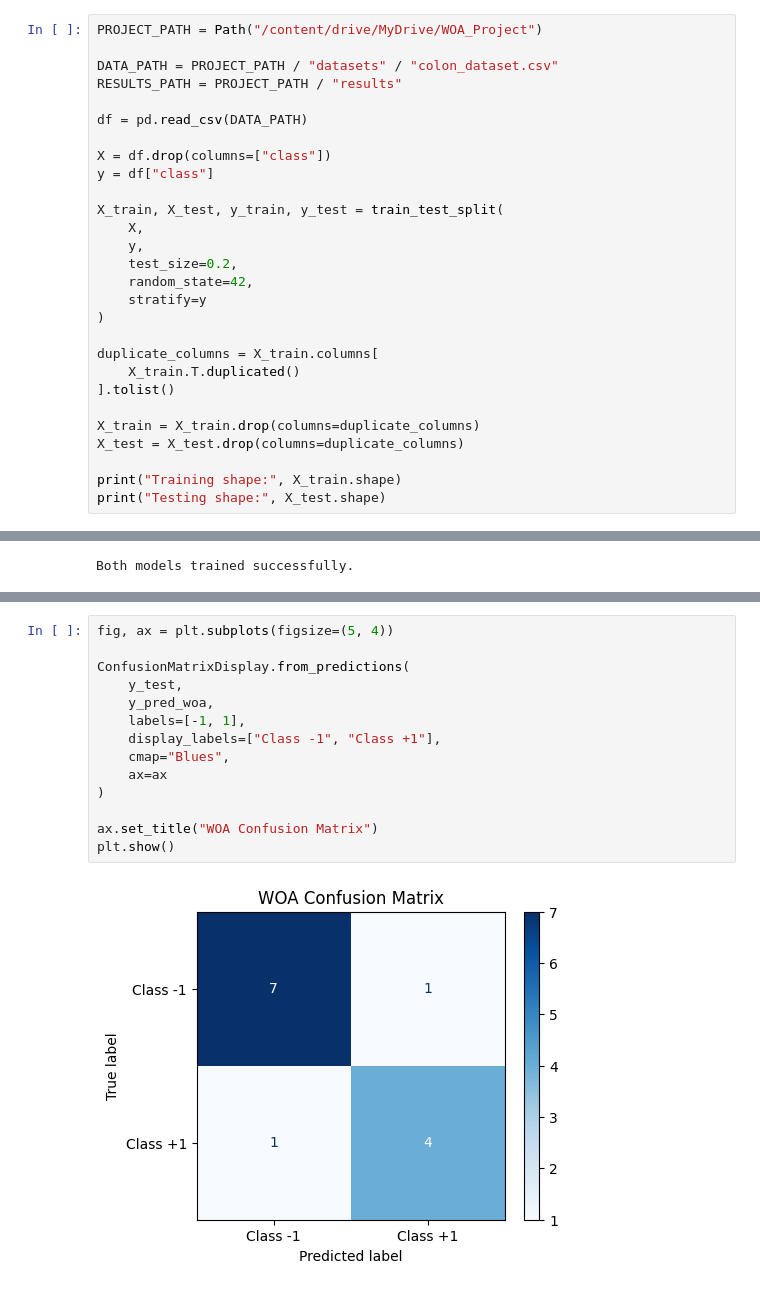
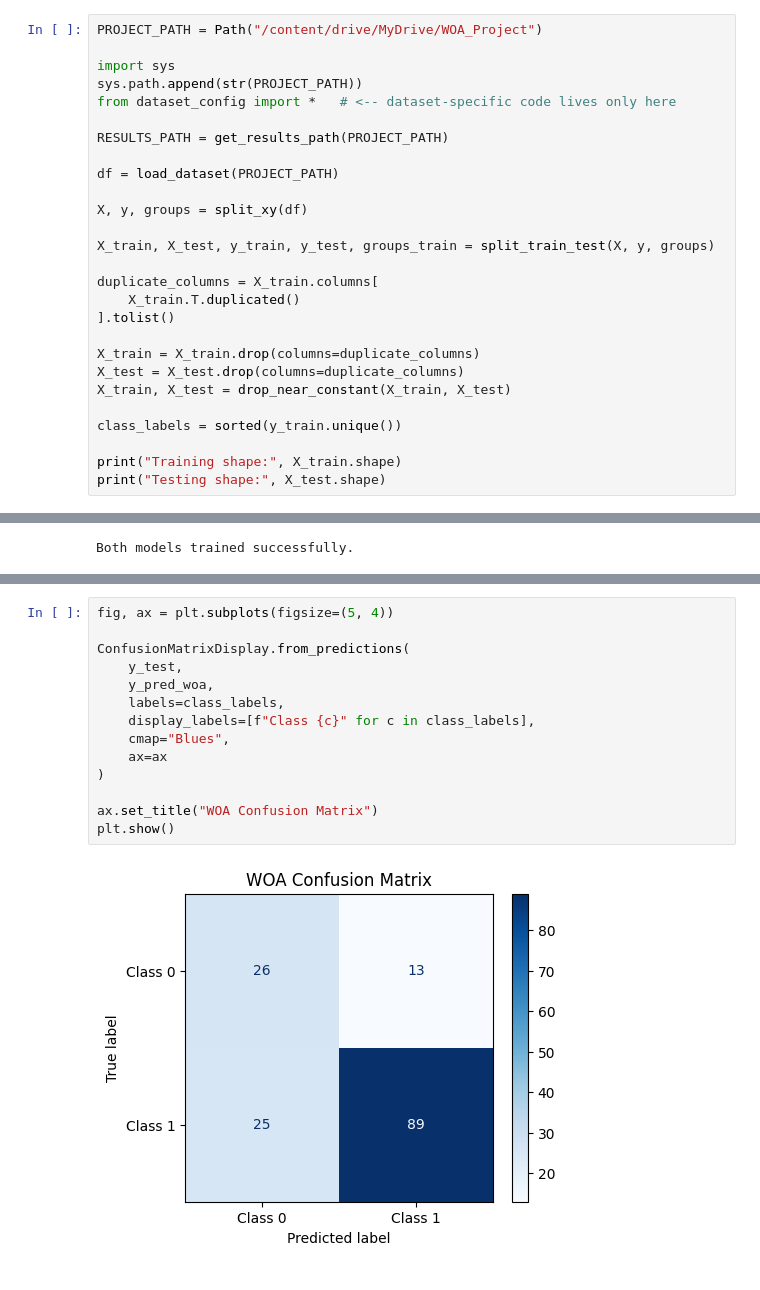
Before and after one commit to mahdisahad/WOA-Feature-Selection, a Jupyter notebook: notebooks/06_Results_Analysis.ipynb, the cells around one changed output, grey strips where cells are left out. Saved outputs shown, nothing was run; the diff lists cells and outputs as text.

Commit message:
running the pk dataset

```diff
--- a/notebooks/06_Results_Analysis.ipynb
+++ b/notebooks/06_Results_Analysis.ipynb
@@ -34,21 +34,17 @@ Libraries imported successfully.
 # %%
 PROJECT_PATH = Path("/content/drive/MyDrive/WOA_Project")
 
-DATA_PATH = PROJECT_PATH / "datasets" / "colon_dataset.csv"
-RESULTS_PATH = PROJECT_PATH / "results"
+import sys
+sys.path.append(str(PROJECT_PATH))
+from dataset_config import *   # <-- dataset-specific code lives only here
 
-df = pd.read_csv(DATA_PATH)
+RESULTS_PATH = get_results_path(PROJECT_PATH)
 
-X = df.drop(columns=["class"])
-y = df["class"]
+df = load_dataset(PROJECT_PATH)
 
-X_train, X_test, y_train, y_test = train_test_split(
-    X,
-    y,
-    test_size=0.2,
-    random_state=42,
-    stratify=y
-)
+X, y, groups = split_xy(df)
+
+X_train, X_test, y_train, y_test, groups_train = split_train_test(X, y, groups)
 
 duplicate_columns = X_train.columns[
     X_train.T.duplicated()
@@ -56,6 +52,9 @@ duplicate_columns = X_train.columns[
 
 X_train = X_train.drop(columns=duplicate_columns)
 X_test = X_test.drop(columns=duplicate_columns)
+X_train, X_test = drop_near_constant(X_train, X_test)
+
+class_labels = sorted(y_train.unique())
 
 print("Training shape:", X_train.shape)
 print("Testing shape:", X_test.shape)
@@ -242,19 +250,19 @@ plt.show()
 # %%
 fig, ax = plt.subplots(figsize=(5, 4))
 
 ConfusionMatrixDisplay.from_predictions(
     y_test,
     y_pred_woa,
-    labels=[-1, 1],
-    display_labels=["Class -1", "Class +1"],
+    labels=class_labels,
+    display_labels=[f"Class {c}" for c in class_labels],
     cmap="Blues",
     ax=ax
 )
 
 ax.set_title("WOA Confusion Matrix")
 plt.show()
 # %% [output]
-[figure, old version]
+[figure, new version]
 # %%
 fig, axes = plt.subplots(1, 2, figsize=(11, 4))
 
```
Also changed, not shown: parts of 12 cells of this notebook.
